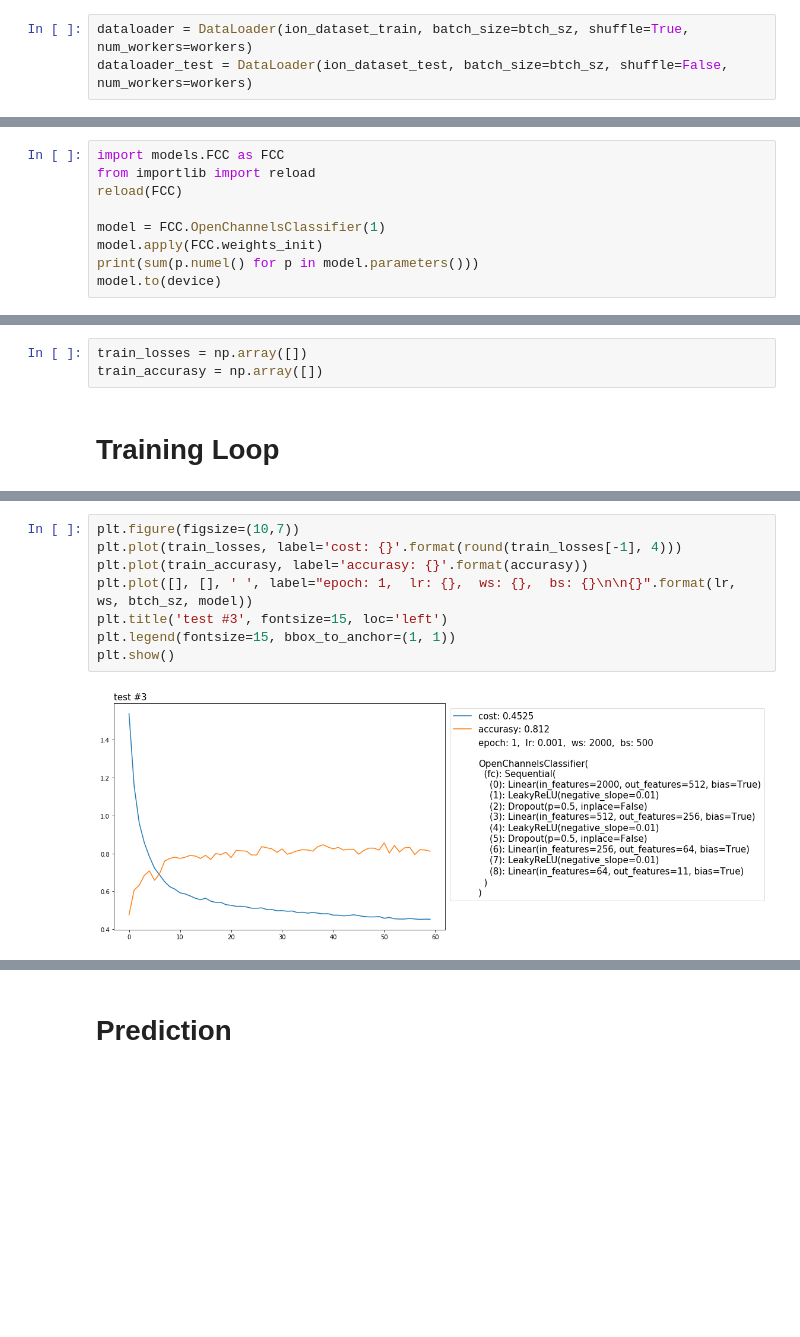
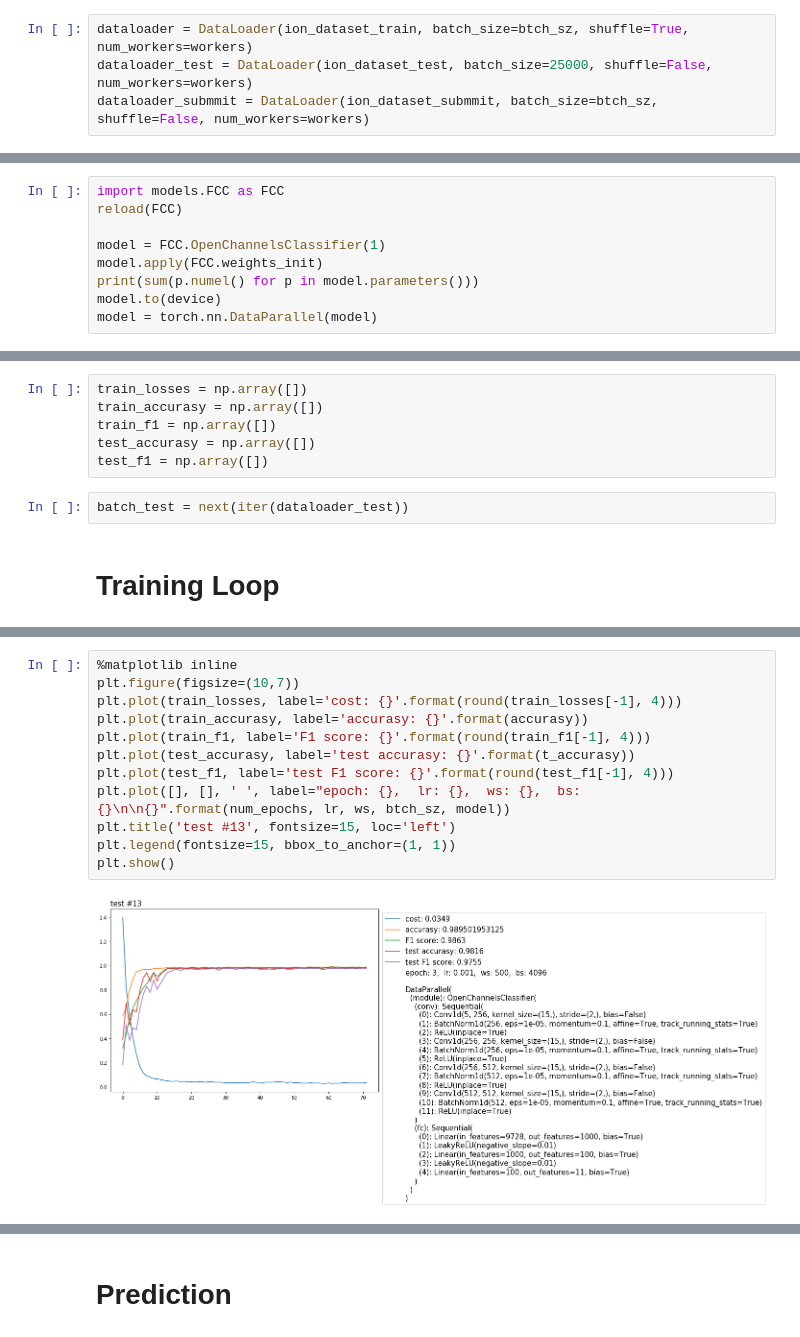
Before and after one commit to akorol98/IonSwitching, a Jupyter notebook: main_notebook.ipynb, the cells around one changed output, grey strips where cells are left out. Drawn from its saved outputs; the diff is of its cells as text; blank space fills up the shorter version.

Commit message:
train with several channels

```diff
--- a/main_notebook.ipynb
+++ b/main_notebook.ipynb
@@ -43,6 +200,7 @@ ion_dataset_test = IonSwitchingDataset('data/test_new.csv', window_size=ws, slic
 # %%
 dataloader = DataLoader(ion_dataset_train, batch_size=btch_sz, shuffle=True, num_workers=workers)
-dataloader_test = DataLoader(ion_dataset_test, batch_size=btch_sz, shuffle=False, num_workers=workers)
+dataloader_test = DataLoader(ion_dataset_test, batch_size=25000, shuffle=False, num_workers=workers)
+dataloader_submmit = DataLoader(ion_dataset_submmit, batch_size=btch_sz, shuffle=False, num_workers=workers)
 # %%
 batch = next(iter(dataloader))
 # %%
@@ -60,11 +219,11 @@ plt.show()
 # Load Model
 # %%
 import models.FCC as FCC
-from importlib import reload
 reload(FCC)
 
 model = FCC.OpenChannelsClassifier(1)
 model.apply(FCC.weights_init)
 print(sum(p.numel() for p in model.parameters()))
 model.to(device)
+model = torch.nn.DataParallel(model)
 # %% [output]
@@ -95,6 +245,11 @@ optimizer = torch.optim.Adam(model.parameters(), lr=lr)
 # %%
 train_losses = np.array([])
 train_accurasy = np.array([])
+train_f1 = np.array([])
+test_accurasy = np.array([])
+test_f1 = np.array([])
+# %%
+batch_test = next(iter(dataloader_test))
 # %% [markdown]
 # Training Loop
 # %%
@@ -159,10 +350,14 @@ for epoch in range(num_epochs):
 # %%
+%matplotlib inline
 plt.figure(figsize=(10,7))
 plt.plot(train_losses, label='cost: {}'.format(round(train_losses[-1], 4)))
 plt.plot(train_accurasy, label='accurasy: {}'.format(accurasy))
-plt.plot([], [], ' ', label="epoch: 1,  lr: {},  ws: {},  bs: {}\n\n{}".format(lr, ws, btch_sz, model))
-plt.title('test #3', fontsize=15, loc='left')
+plt.plot(train_f1, label='F1 score: {}'.format(round(train_f1[-1], 4)))
+plt.plot(test_accurasy, label='test accurasy: {}'.format(t_accurasy))
+plt.plot(test_f1, label='test F1 score: {}'.format(round(test_f1[-1], 4)))
+plt.plot([], [], ' ', label="epoch: {},  lr: {},  ws: {},  bs: {}\n\n{}".format(num_epochs, lr, ws, btch_sz, model))
+plt.title('test #13', fontsize=15, loc='left')
 plt.legend(fontsize=15, bbox_to_anchor=(1, 1))
 plt.show()
 # %% [output]
-[figure, old version]
+[figure, new version]
```
Also changed, not shown: parts of 41 cells of this notebook.
